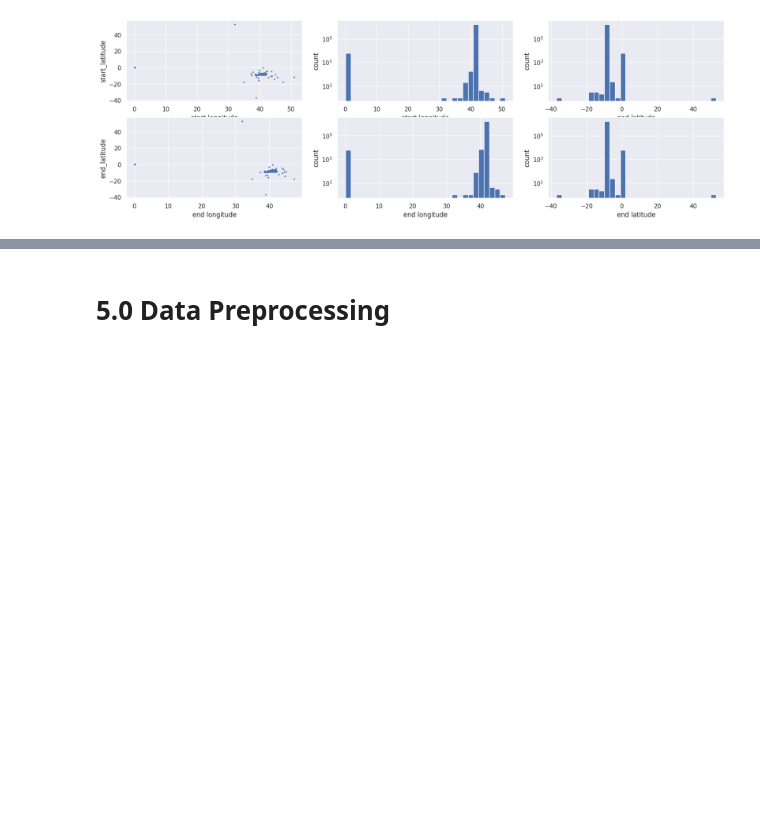
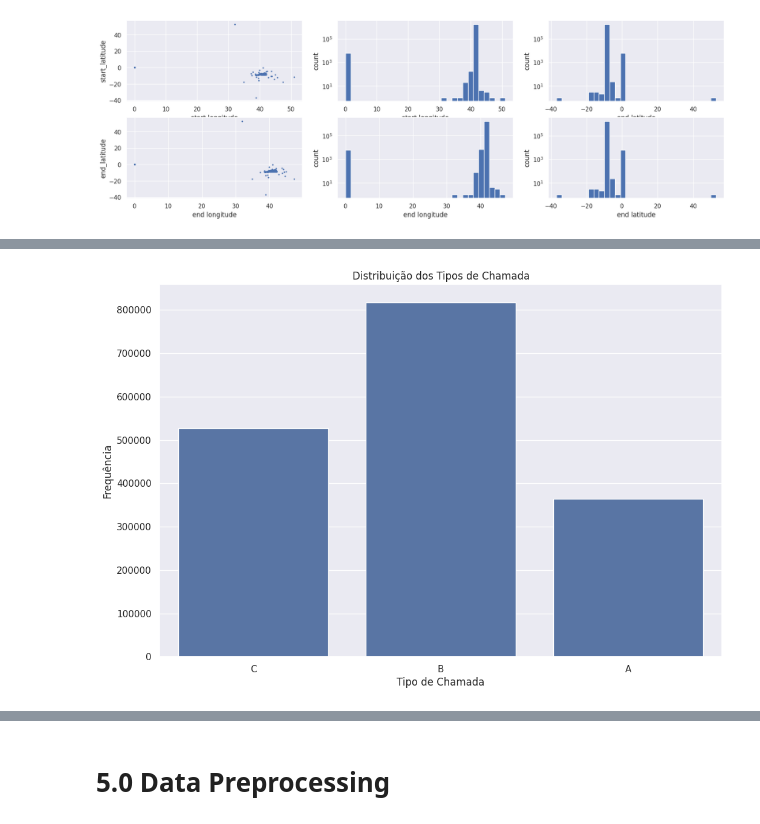
Before and after one commit to douglasaturnino/taxi_trajectory_prediction, a Jupyter notebook: notebooks/taxi.ipynb, the cells around one changed output, grey strips where cells are left out. Saved outputs shown, nothing was run; the diff lists cells and outputs as text; code cells hidden in the pictures; blank space fills up the shorter version.

```diff
--- a/notebooks/taxi.ipynb
+++ b/notebooks/taxi.ipynb
@@ -280,10 +351,10 @@ start_lat = 0
 start_long = 1
 end_lat = -2
 end_long = -1
-df["start_lat"] = get_coordenates(df, start_lat)
-df["start_long"] = get_coordenates(df, start_long)
-df["end_lat"] = get_coordenates(df, end_lat)
-df["end_long"] = get_coordenates(df, end_long)
+df["start_lat"] = extract_coordinates(df, start_lat)
+df["start_long"] = extract_coordinates(df, start_long)
+df["end_lat"] = extract_coordinates(df, end_lat)
+df["end_long"] = extract_coordinates(df, end_long)
 
 # Change Data Types
 df["start_long"] = df["start_long"].astype(float)
@@ -380,0 +460,8 @@ sns.lineplot(data = ax2, x='day', y='trip_id', hue='month')
+# %%
+sns.countplot(x='call_type', data=df)
+plt.title('Distribuição dos Tipos de Chamada')
+plt.xlabel('Tipo de Chamada')
+plt.ylabel('Frequência')
+plt.show()
+# %% [output]
+[figure, added]
```
Also changed, not shown: parts of 55 cells of this notebook, 2 other files.
